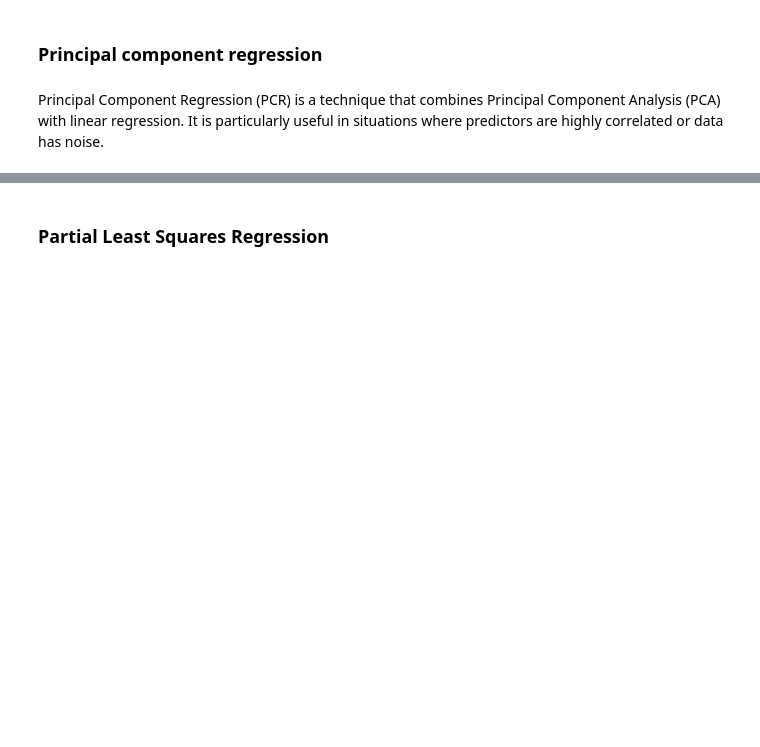
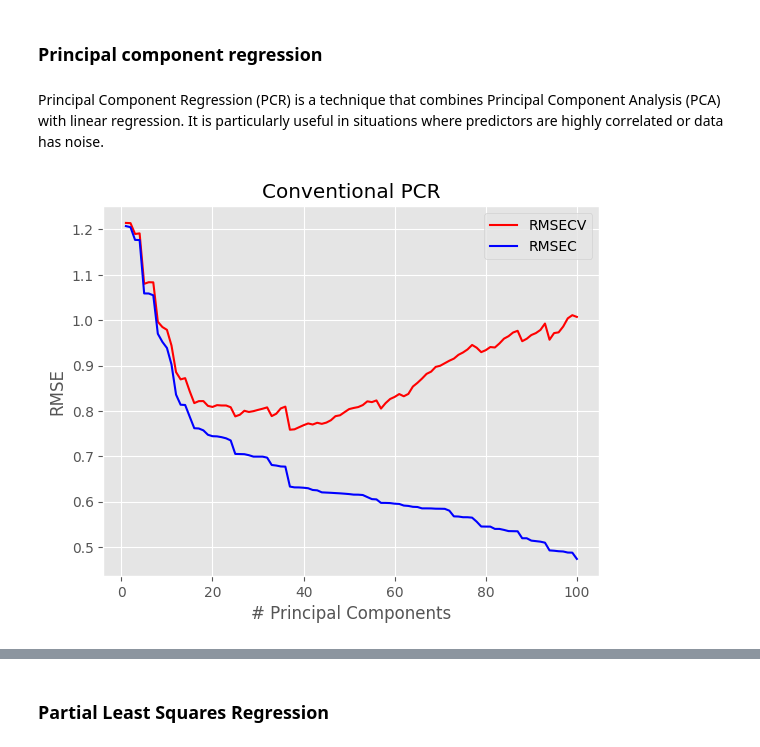
Before and after one commit to LizaGenke/Chemometric-approaches-to-hyperspectral-processing, a Jupyter notebook: spectral_analysis.ipynb, the cells around one changed output, grey strips where cells are left out. Cells and saved outputs as stored; diff of their text form; code cells hidden in the pictures; blank space fills up the shorter version.

```diff
--- a/spectral_analysis.ipynb
+++ b/spectral_analysis.ipynb
@@ -846,0 +894,11 @@ Xreg = pca.fit_transform(Xstd)[:,:n_components_95]
+# %%
+with plt.style.context(('ggplot')):
+    plt.plot(pc, np.sqrt(rmsecv[:]), 'r', label = "RMSECV")
+    plt.plot(pc, np.sqrt(rmsec[:]), 'b', label = "RMSEC")
+    plt.xlabel("# Principal Components")
+    plt.ylabel("RMSE")
+    plt.title("Conventional PCR")
+    plt.legend()
+    plt.show()
+# %% [output]
+[figure, added]
```
Also changed, not shown: parts of 19 cells of this notebook.
